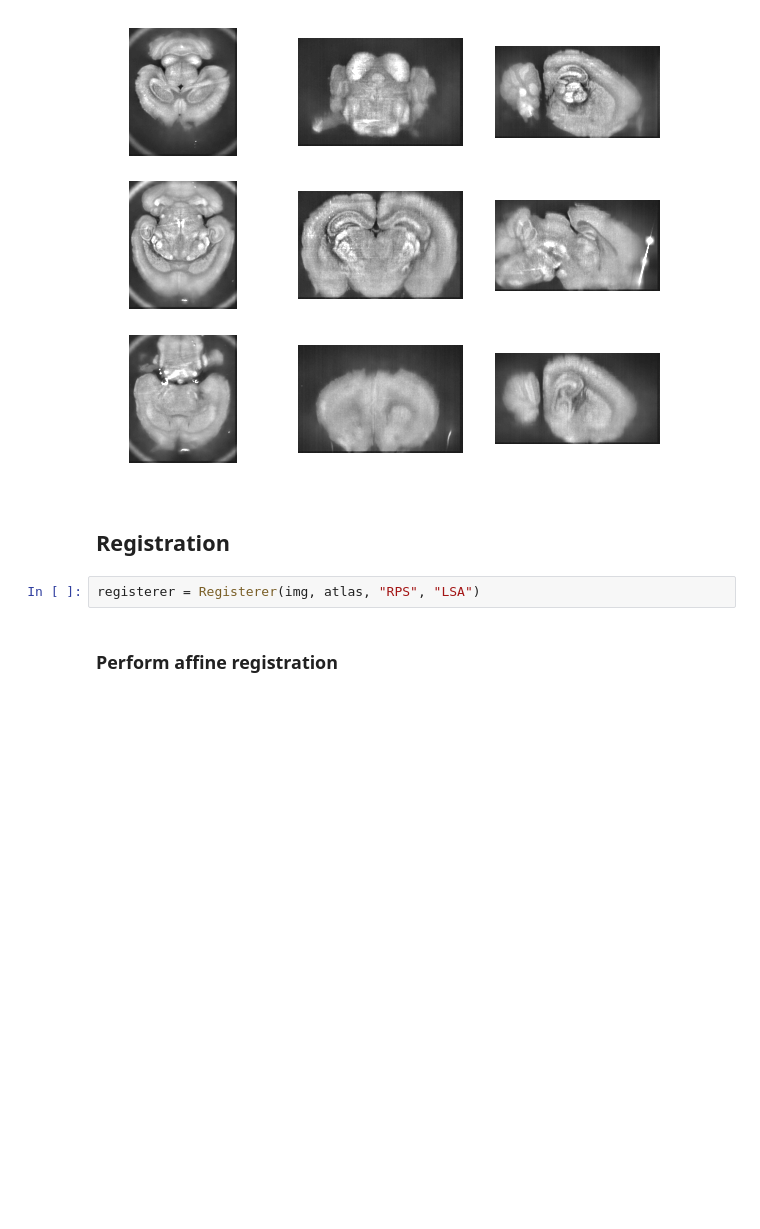
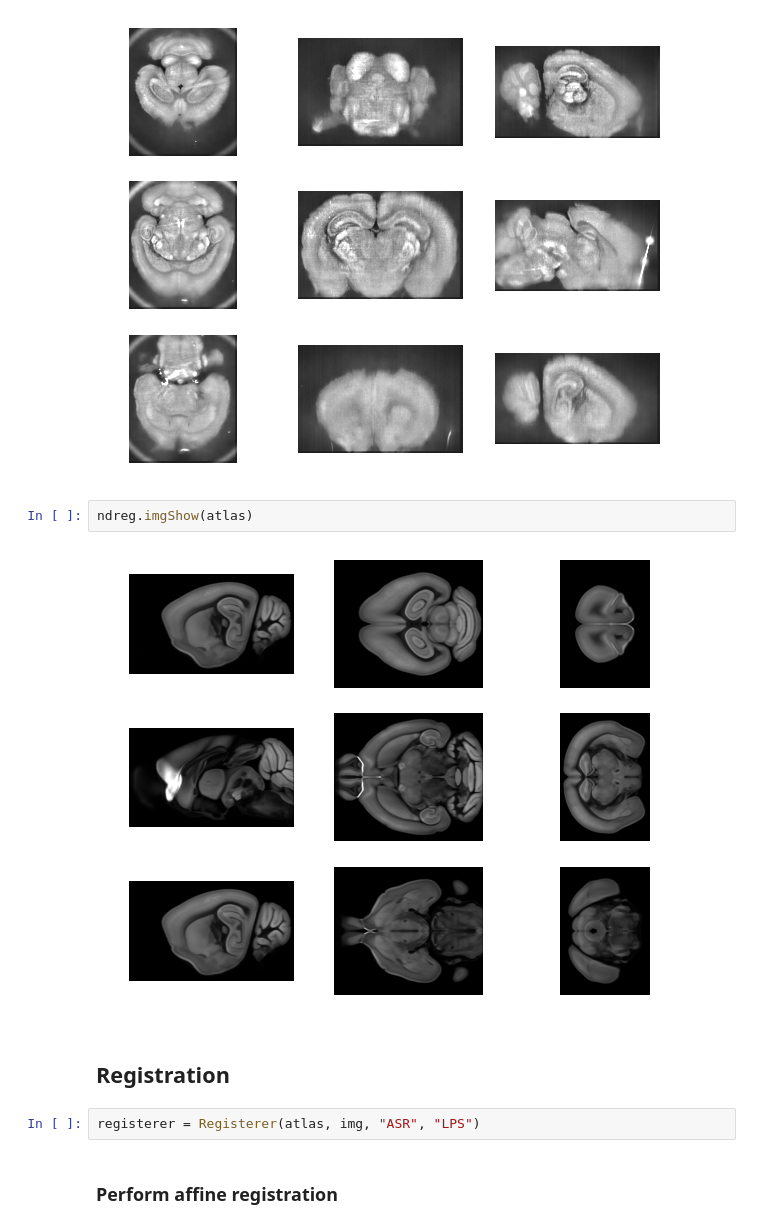
Before and after one commit to neurodata/ndreg, a Jupyter notebook: Registration package test.ipynb, the cells around one changed output. Saved outputs shown, nothing was run; the diff lists cells and outputs as text; blank space fills up the shorter version.

```diff
--- a/Registration package test.ipynb
+++ b/Registration package test.ipynb
@@ -59,10 +66,14 @@ img_bias_corrected = preprocessor.correct_bias_field(mask=mask, scale=0.1)
 ndreg.imgShow(img_bias_corrected, vmax=1000)
 # %% [output]
 [figure]
+# %%
+ndreg.imgShow(atlas)
+# %% [output]
+[figure, added]
 # %% [markdown]
 ## Registration
 # %%
-registerer = Registerer(img, atlas, "RPS", "LSA")
+registerer = Registerer(atlas, img, "ASR", "LPS")
 # %% [markdown]
 ### Perform affine registration
 # %%
```
Also changed, not shown: parts of 13 cells of this notebook, 2 other files.
